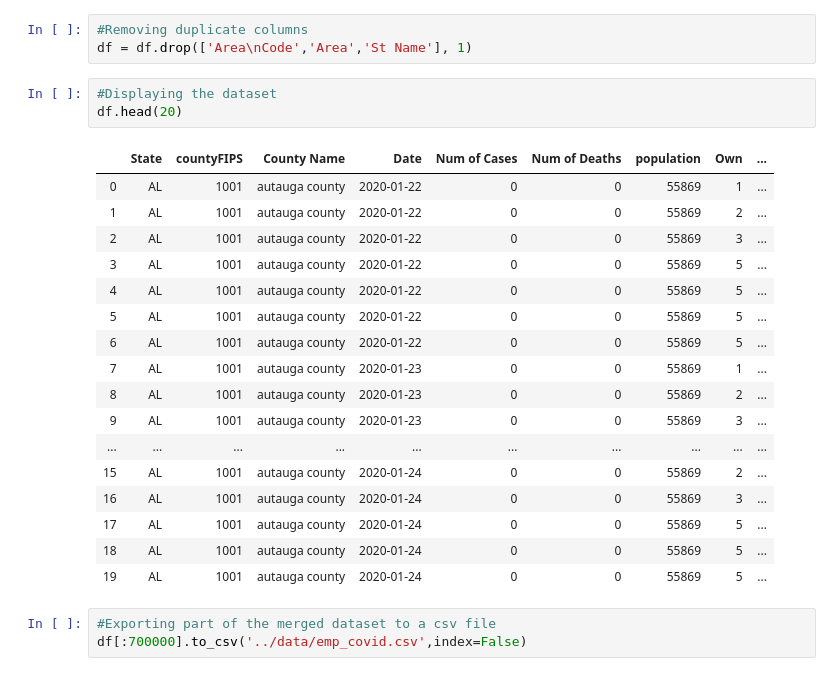
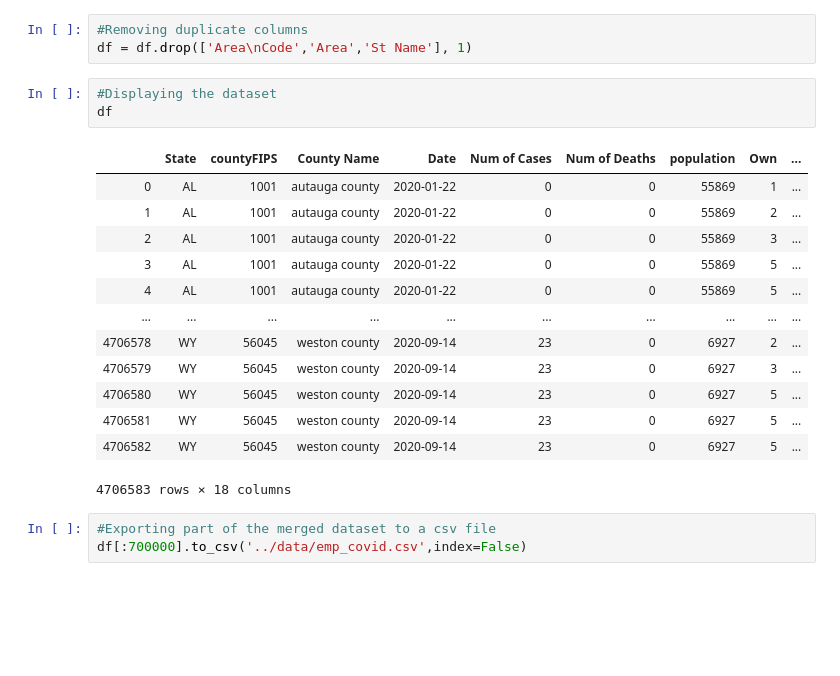
Before and after one commit to EricCortes14/Data-Science-COVID-19-Project, a Jupyter notebook: src/Employment_covid_merge.ipynb, the cells around one changed output. Saved outputs shown, nothing was run; the diff lists cells and outputs as text; blank space fills up the shorter version.

```diff
--- a/src/Employment_covid_merge.ipynb
+++ b/src/Employment_covid_merge.ipynb
@@ -109,25 +109,21 @@ df = pd.merge(covid,emp_data,left_on='countyFIPS',right_on='Area\nCode')
 df = df.drop(['Area\nCode','Area','St Name'], 1)
 # %%
 #Displaying the dataset
-df.head(20)
+df
 # %% [output]
 |  | State | countyFIPS | County Name | Date | Num of Cases | Num of Deaths | population | Own | ... |
 | 0 | AL | 1001 | autauga county | 2020-01-22 | 0 | 0 | 55869 | 1 | ... |
 | 1 | AL | 1001 | autauga county | 2020-01-22 | 0 | 0 | 55869 | 2 | ... |
 | 2 | AL | 1001 | autauga county | 2020-01-22 | 0 | 0 | 55869 | 3 | ... |
 | 3 | AL | 1001 | autauga county | 2020-01-22 | 0 | 0 | 55869 | 5 | ... |
 | 4 | AL | 1001 | autauga county | 2020-01-22 | 0 | 0 | 55869 | 5 | ... |
-| 5 | AL | 1001 | autauga county | 2020-01-22 | 0 | 0 | 55869 | 5 | ... |
-| 6 | AL | 1001 | autauga county | 2020-01-22 | 0 | 0 | 55869 | 5 | ... |
-| 7 | AL | 1001 | autauga county | 2020-01-23 | 0 | 0 | 55869 | 1 | ... |
-| 8 | AL | 1001 | autauga county | 2020-01-23 | 0 | 0 | 55869 | 2 | ... |
-| 9 | AL | 1001 | autauga county | 2020-01-23 | 0 | 0 | 55869 | 3 | ... |
 | ... | ... | ... | ... | ... | ... | ... | ... | ... | ... |
-| 15 | AL | 1001 | autauga county | 2020-01-24 | 0 | 0 | 55869 | 2 | ... |
-| 16 | AL | 1001 | autauga county | 2020-01-24 | 0 | 0 | 55869 | 3 | ... |
-| 17 | AL | 1001 | autauga county | 2020-01-24 | 0 | 0 | 55869 | 5 | ... |
-| 18 | AL | 1001 | autauga county | 2020-01-24 | 0 | 0 | 55869 | 5 | ... |
-| 19 | AL | 1001 | autauga county | 2020-01-24 | 0 | 0 | 55869 | 5 | ... |
+| 4706578 | WY | 56045 | weston county | 2020-09-14 | 23 | 0 | 6927 | 2 | ... |
+| 4706579 | WY | 56045 | weston county | 2020-09-14 | 23 | 0 | 6927 | 3 | ... |
+| 4706580 | WY | 56045 | weston county | 2020-09-14 | 23 | 0 | 6927 | 5 | ... |
+| 4706581 | WY | 56045 | weston county | 2020-09-14 | 23 | 0 | 6927 | 5 | ... |
+| 4706582 | WY | 56045 | weston county | 2020-09-14 | 23 | 0 | 6927 | 5 | ... |
+4706583 rows × 18 columns
 # %%
 #Exporting part of the merged dataset to a csv file
 df[:700000].to_csv('../data/emp_covid.csv',index=False)
```
